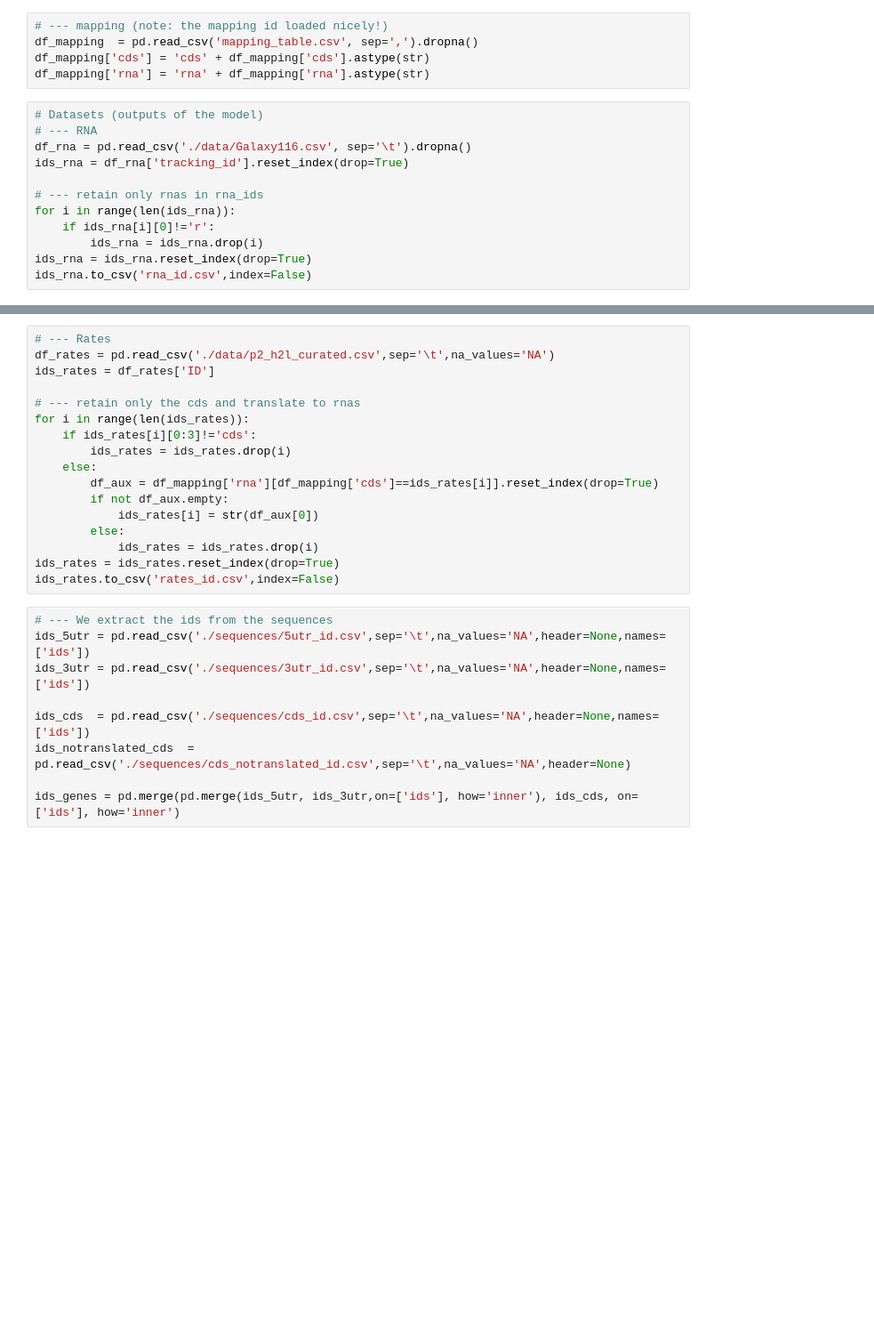
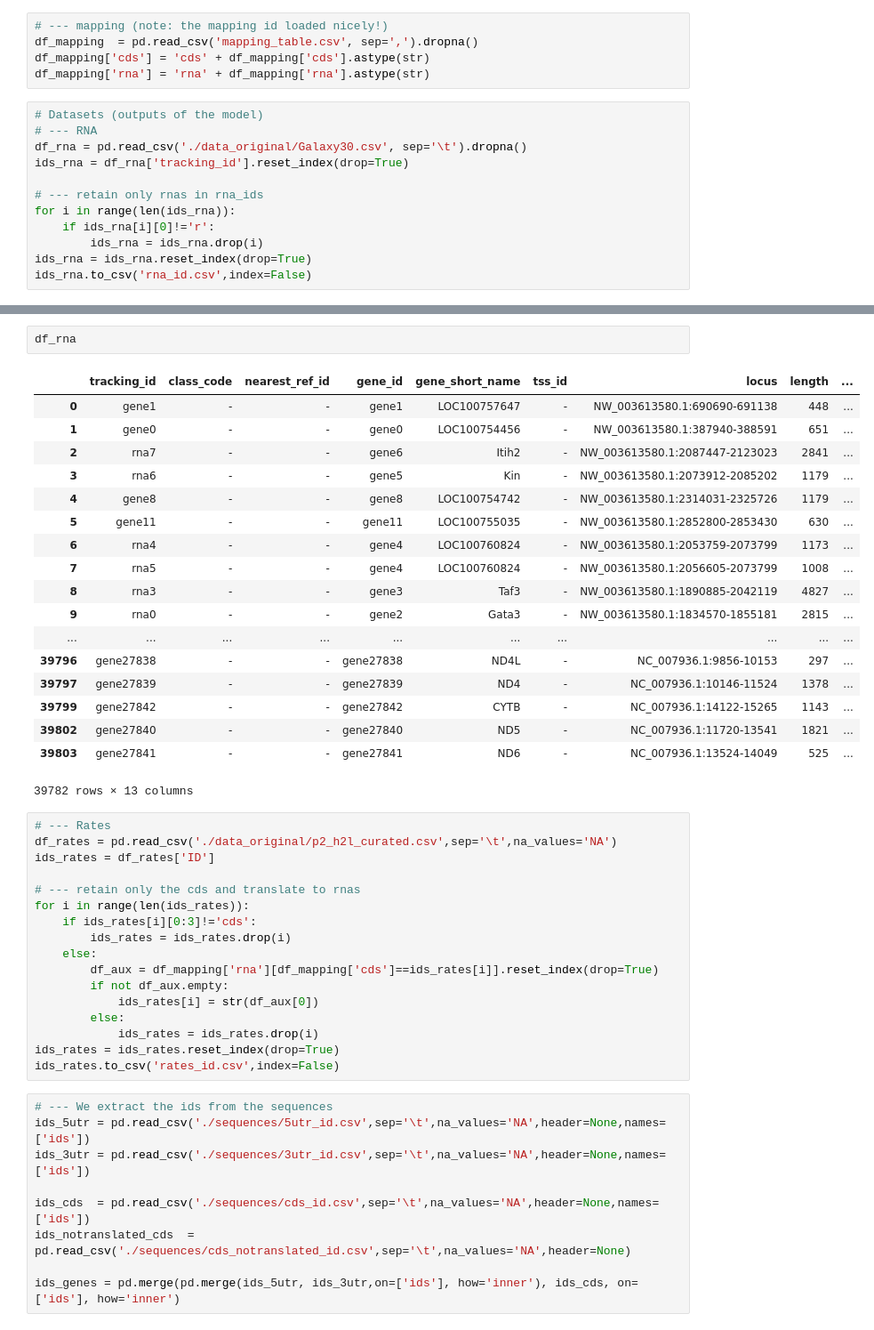
Before and after one commit to SheffieldML/GenePy, a Jupyter notebook: cho/data_cho/data_processing.ipynb, the cells around one changed output, grey strips where cells are left out. Shown at 89% size. Cells and saved outputs as stored; diff of their text form; blank space fills up the shorter version.

```diff
--- a/cho/data_cho/data_processing.ipynb
+++ b/cho/data_cho/data_processing.ipynb
@@ -13,7 +13,7 @@ df_mapping['rna'] = 'rna' + df_mapping['rna'].astype(str)
 # %%
 # Datasets (outputs of the model)
 # --- RNA
-df_rna = pd.read_csv('./data/Galaxy116.csv', sep='\t').dropna()
+df_rna = pd.read_csv('./data_original/Galaxy30.csv', sep='\t').dropna()
 ids_rna = df_rna['tracking_id'].reset_index(drop=True)
 
 # --- retain only rnas in rna_ids
@@ -25,6 +45,27 @@ ids_rna.to_csv('rna_id.csv',index=False)
+# %%
+df_rna
+# %% [output]
+|  | tracking_id | class_code | nearest_ref_id | gene_id | gene_short_name | tss_id | locus | length | ... |
+| 0 | gene1 | - | - | gene1 | LOC100757647 | - | NW_003613580.1:690690-691138 | 448 | ... |
+| 1 | gene0 | - | - | gene0 | LOC100754456 | - | NW_003613580.1:387940-388591 | 651 | ... |
+| 2 | rna7 | - | - | gene6 | Itih2 | - | NW_003613580.1:2087447-2123023 | 2841 | ... |
+| 3 | rna6 | - | - | gene5 | Kin | - | NW_003613580.1:2073912-2085202 | 1179 | ... |
+| 4 | gene8 | - | - | gene8 | LOC100754742 | - | NW_003613580.1:2314031-2325726 | 1179 | ... |
+| 5 | gene11 | - | - | gene11 | LOC100755035 | - | NW_003613580.1:2852800-2853430 | 630 | ... |
+| 6 | rna4 | - | - | gene4 | LOC100760824 | - | NW_003613580.1:2053759-2073799 | 1173 | ... |
+| 7 | rna5 | - | - | gene4 | LOC100760824 | - | NW_003613580.1:2056605-2073799 | 1008 | ... |
+| 8 | rna3 | - | - | gene3 | Taf3 | - | NW_003613580.1:1890885-2042119 | 4827 | ... |
+| 9 | rna0 | - | - | gene2 | Gata3 | - | NW_003613580.1:1834570-1855181 | 2815 | ... |
+| ... | ... | ... | ... | ... | ... | ... | ... | ... | ... |
+| 39796 | gene27838 | - | - | gene27838 | ND4L | - | NC_007936.1:9856-10153 | 297 | ... |
+| 39797 | gene27839 | - | - | gene27839 | ND4 | - | NC_007936.1:10146-11524 | 1378 | ... |
+| 39799 | gene27842 | - | - | gene27842 | CYTB | - | NC_007936.1:14122-15265 | 1143 | ... |
+| 39802 | gene27840 | - | - | gene27840 | ND5 | - | NC_007936.1:11720-13541 | 1821 | ... |
+| 39803 | gene27841 | - | - | gene27841 | ND6 | - | NC_007936.1:13524-14049 | 525 | ... |
+39782 rows × 13 columns
 # %%
 # --- Rates
-df_rates = pd.read_csv('./data/p2_h2l_curated.csv',sep='\t',na_values='NA')
+df_rates = pd.read_csv('./data_original/p2_h2l_curated.csv',sep='\t',na_values='NA')
 ids_rates = df_rates['ID']
 
 # --- retain only the cds and translate to rnas
```
Also changed, not shown: parts of 3 cells of this notebook, 16 other files.
